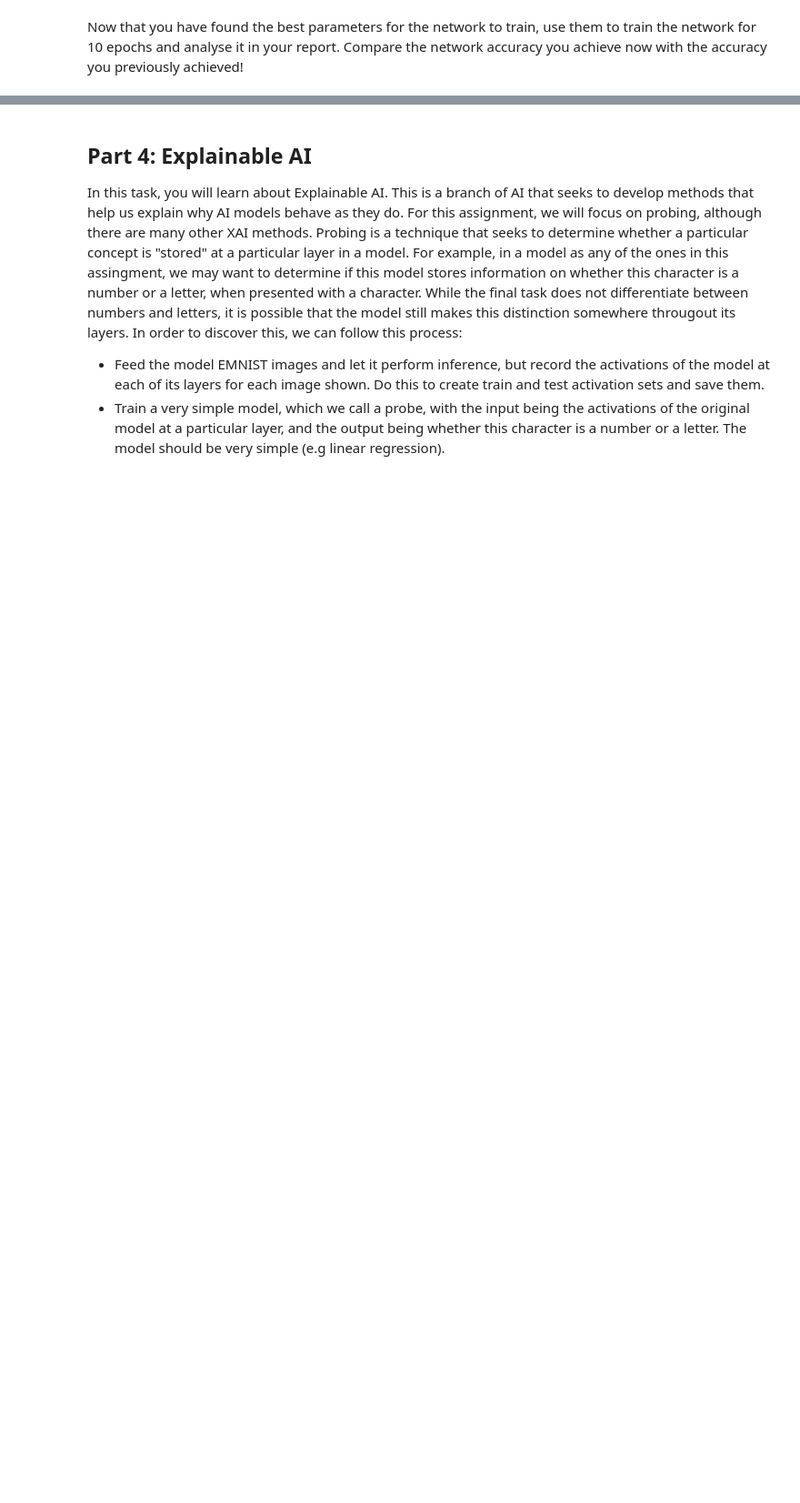
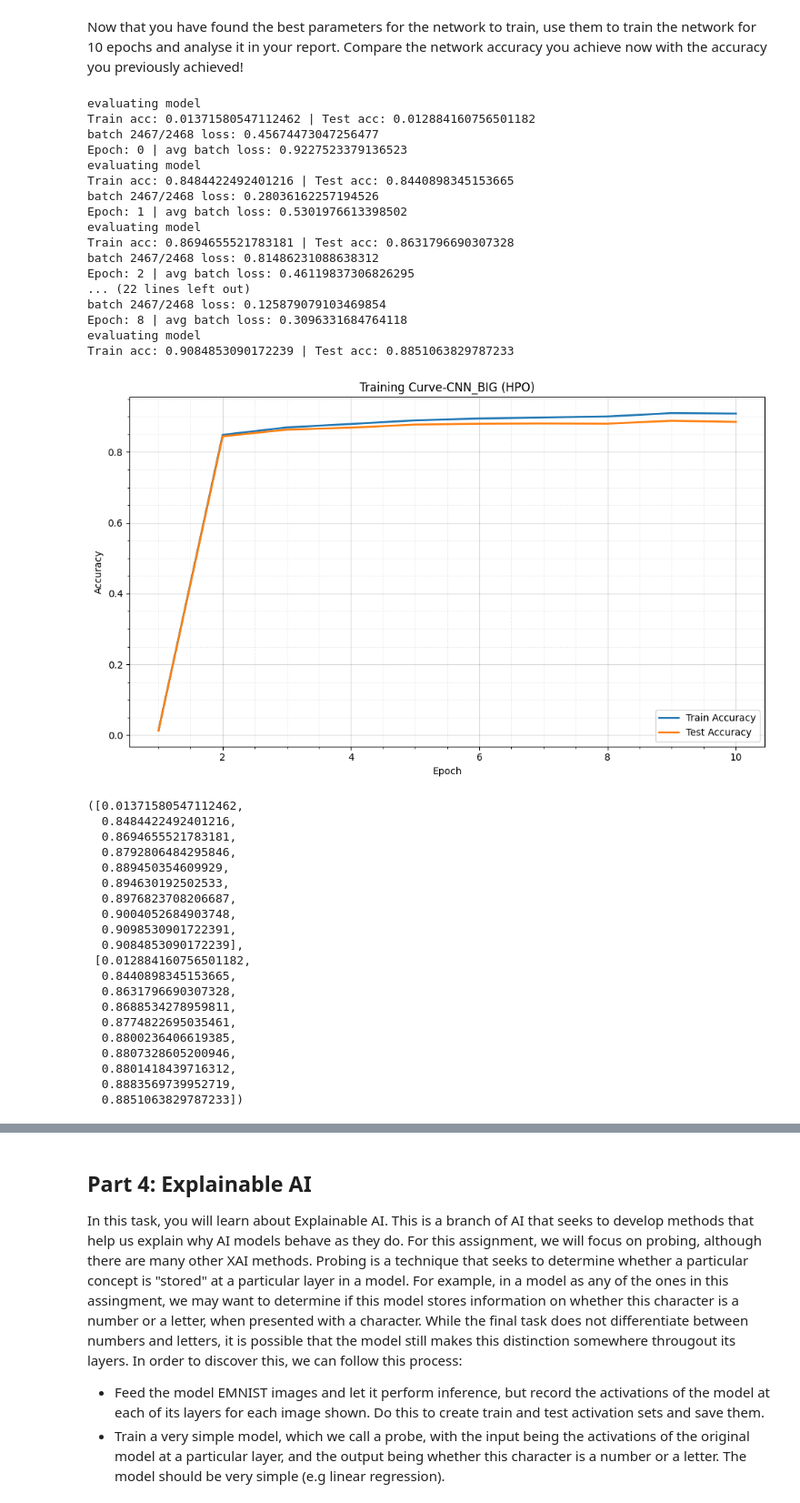
Before and after one commit to lluisvalerodelai/neuralcomputing, a Jupyter notebook: assignment.ipynb, the cells around one changed output, grey strips where cells are left out. Shown at 91% size. Drawn from its saved outputs; the diff is of its cells as text; code cells hidden in the pictures; blank space fills up the shorter version.

Commit message:
Fixed plotting and finalized models, pending for optuna runs and writeup

```diff
--- a/assignment.ipynb
+++ b/assignment.ipynb
@@ -1224,32 +1265,71 @@ Now that you have found the best parameters for the network to train, use them t
 # %%
 # the best trials
 best = study.best_trial.params
 
 # full dataset loaders this time
 full_train_loader = DataLoader(train_dataset, batch_size=best['batch_size'], shuffle=True, generator=torch.Generator().manual_seed(69))
 full_test_loader  = DataLoader(test_dataset,  batch_size=best['batch_size'], shuffle=False)
 
 # rebuild model fresh
 best_model = CNN_BIG(num_classes=len(label_names)).to(device)
 
 optimizer = (optim.Adam if best['optimizer'] == 'Adam' else optim.SGD)(
     best_model.parameters(), lr=best['lr'], weight_decay=best['weight_decay']
 )
 loss_fn = nn.CrossEntropyLoss()
 
 best_model, train_accs, test_accs = train_num_epochs_and_track_accuracies(
     model=best_model,
     train_loader=full_train_loader,
     test_loader=full_test_loader,
     optimizer=optimizer,
     loss_fn=loss_fn,
-    num_epochs=10,
+    num_epochs=9,
     with_checkpointing=False
 )
 
 torch.save({'model_state_dict': best_model.state_dict(), 'model_name': 'CNN_BIG_HPO', 'best_params': best, 'train_accs': train_accs,'test_accs': test_accs}, 'saved_model_checkpoints/CNN_BIG_HPO.pth')
 
 load_accuracies_and_create_plots('CNN_BIG (HPO)', accuracies={'train': train_accs, 'test': test_accs})
+# %% [output]
+evaluating model
+Train acc: 0.01371580547112462 | Test acc: 0.012884160756501182
+batch 2467/2468 loss: 0.45674473047256477
+Epoch: 0 | avg batch loss: 0.9227523379136523
+evaluating model
+Train acc: 0.8484422492401216 | Test acc: 0.8440898345153665
+batch 2467/2468 loss: 0.28036162257194526
+Epoch: 1 | avg batch loss: 0.5301976613398502
+evaluating model
+Train acc: 0.8694655521783181 | Test acc: 0.8631796690307328
+batch 2467/2468 loss: 0.81486231088638312
+Epoch: 2 | avg batch loss: 0.46119837306826295
+... (22 lines left out)
+batch 2467/2468 loss: 0.125879079103469854
+Epoch: 8 | avg batch loss: 0.3096331684764118
+evaluating model
+Train acc: 0.9084853090172239 | Test acc: 0.8851063829787233
+[figure, added]
+([0.01371580547112462,
+  0.8484422492401216,
+  0.8694655521783181,
+  0.8792806484295846,
+  0.889450354609929,
+  0.894630192502533,
+  0.8976823708206687,
+  0.9004052684903748,
+  0.9098530901722391,
+  0.9084853090172239],
+ [0.012884160756501182,
+  0.8440898345153665,
+  0.8631796690307328,
+  0.8688534278959811,
+  0.8774822695035461,
+  0.8800236406619385,
+  0.8807328605200946,
+  0.8801418439716312,
+  0.8883569739952719,
+  0.8851063829787233])
 # %% [markdown]
 ### 🖊️📜 (250 words max)
 
```
Also changed, not shown: parts of 10 cells of this notebook, 4 other files.
